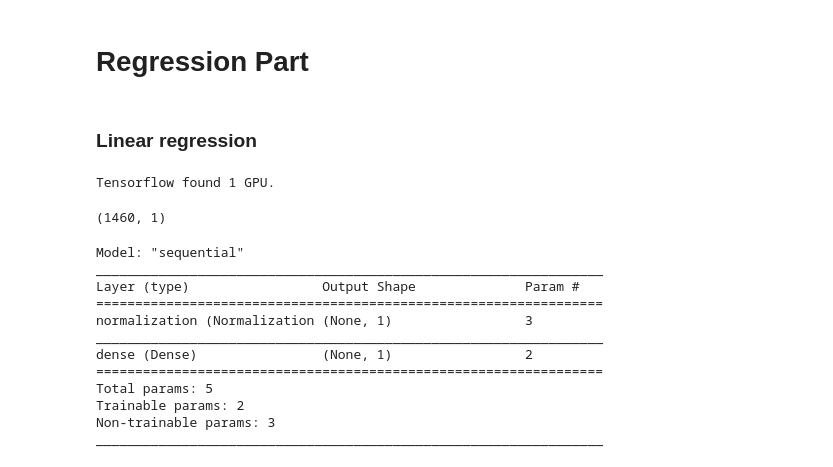
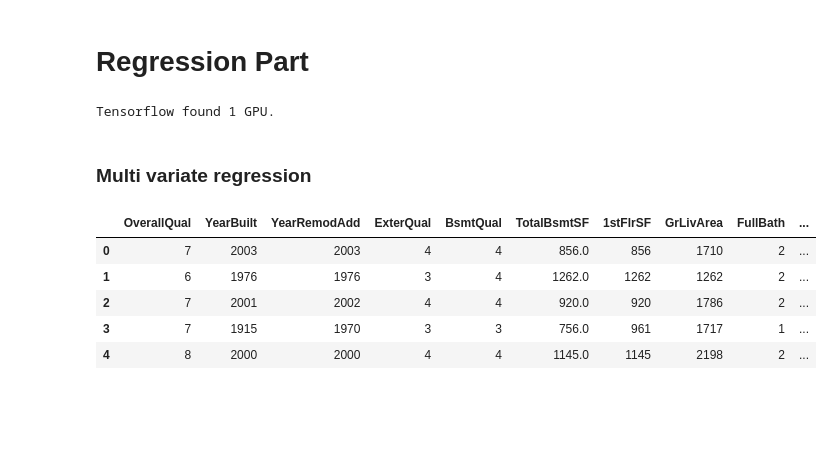
Before and after one commit to jaykye/HousePricePrediction, a Jupyter notebook: main.ipynb, the cells around one changed output. Saved outputs shown, nothing was run; the diff lists cells and outputs as text; code cells hidden in the pictures; blank space fills up the shorter version.

```diff
--- a/main.ipynb
+++ b/main.ipynb
@@ -281,0 +280,4 @@ df_onehot = pd.get_dummies(df, columns=to_one_hot_cols, drop_first=True, prefix=
+# %%
+to_remove = high_corr_df.index.get_level_values(1).difference(selected_numeric)
+strong_no_dup_numeric_cols = strong_numeric_features.difference(to_remove)
+# strong_no_dup_numeric_cols = strong_numeric_features.drop('SalePrice')
@@ -281,0 +290,3 @@ df_onehot = pd.get_dummies(df, columns=to_one_hot_cols, drop_first=True, prefix=
+# %%
+all_removed_cols = df.columns.difference(strong_no_dup_numeric_cols.union(even_cat_cols))
+all_removed_cols = all_removed_cols.union(['SalePrice'])
@@ -282,4 +297,7 @@ df_onehot = pd.get_dummies(df, columns=to_one_hot_cols, drop_first=True, prefix=
+# %%
+to_one_hot_cols = even_cat_cols
+df_onehot = pd.get_dummies(df.drop(columns=all_removed_cols), columns=to_one_hot_cols, drop_first=True)
 # %%
-train_dataset = df_onehot[:len(train_df)].drop(columns=['Id', 'SalePrice'])
-test_dataset = df_onehot[len(train_df):].drop(columns=['Id', 'SalePrice'])
-target = df_onehot[:len(train_df)]['SalePrice']
+train_dataset = df_onehot[:len(train_df)]
+test_dataset = df_onehot[len(train_df):]
+target = df[:len(train_df)]['SalePrice']
@@ -290,7 +304,5 @@ target = df_onehot[:len(train_df)]['SalePrice']
 # %% [markdown]
 # Regression Part
-# %% [markdown]
-### Linear regression
 # %%
 import tensorflow as tf
 from tensorflow.keras.layers.experimental.preprocessing import Normalization
@@ -306,4 +315,11 @@ target = df[['SalePrice']]
-# %%
-ovq.shape
-# %% [output]
-(1460, 1)
+# %% [markdown]
+### Multi variate regression
+# %%
+train_dataset.head()
+# %% [output]
+|  | OverallQual | YearBuilt | YearRemodAdd | ExterQual | BsmtQual | TotalBsmtSF | 1stFlrSF | GrLivArea | FullBath | ... |
+| 0 | 7 | 2003 | 2003 | 4 | 4 | 856.0 | 856 | 1710 | 2 | ... |
+| 1 | 6 | 1976 | 1976 | 3 | 4 | 1262.0 | 1262 | 1262 | 2 | ... |
+| 2 | 7 | 2001 | 2002 | 4 | 4 | 920.0 | 920 | 1786 | 2 | ... |
+| 3 | 7 | 1915 | 1970 | 3 | 3 | 756.0 | 961 | 1717 | 1 | ... |
+| 4 | 8 | 2000 | 2000 | 4 | 4 | 1145.0 | 1145 | 2198 | 2 | ... |
@@ -314,19 +335,0 @@ normalizer.adapt(ovq.to_numpy())
-# %%
-svmodel = tf.keras.models.Sequential([
-    normalizer,
-    Dense(units=1)
-])
-svmodel.summary()
-# %% [output]
-Model: "sequential"
-_________________________________________________________________
-Layer (type)                 Output Shape              Param #
-=================================================================
-normalization (Normalization (None, 1)                 3
-_________________________________________________________________
-dense (Dense)                (None, 1)                 2
-=================================================================
-Total params: 5
-Trainable params: 2
-Non-trainable params: 3
-_________________________________________________________________
```
Also changed, not shown: parts of 74 cells of this notebook, 1 other file.
